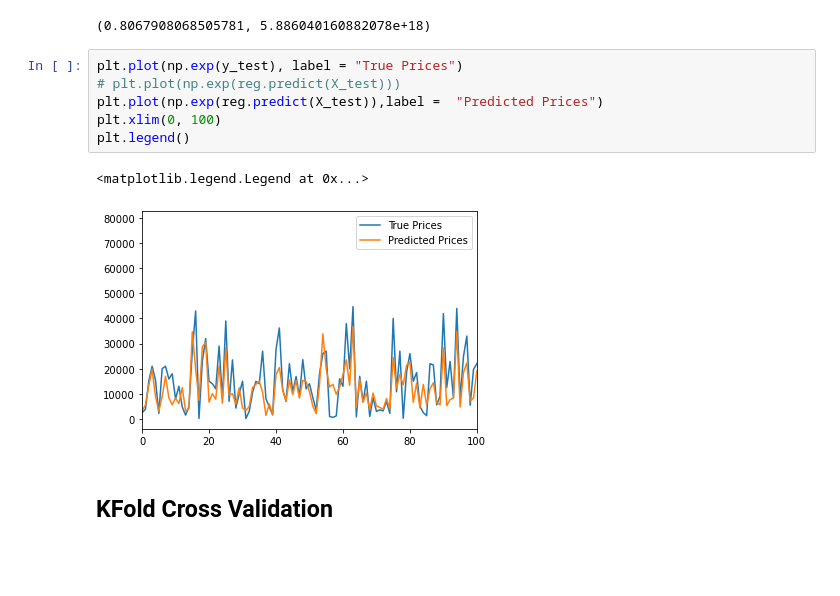
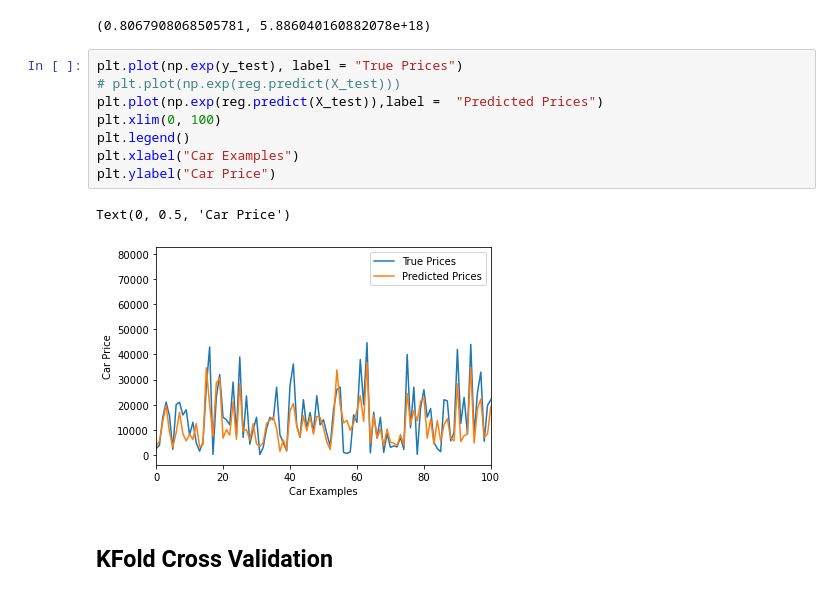
Before and after one commit to ixiaopan/GroupWork, a Jupyter notebook: DataMining/LinearRegression.ipynb, the cells around one changed output. Drawn from its saved outputs; the diff is of its cells as text; blank space fills up the shorter version.

```diff
--- a/DataMining/LinearRegression.ipynb
+++ b/DataMining/LinearRegression.ipynb
@@ -133,12 +133,14 @@ mean_squared_error(reg.predict(X_train), y_train), mean_squared_error(reg.predic
 # %%
 plt.plot(np.exp(y_test), label = "True Prices")
 # plt.plot(np.exp(reg.predict(X_test)))
 plt.plot(np.exp(reg.predict(X_test)),label =  "Predicted Prices")
 plt.xlim(0, 100)
 plt.legend()
+plt.xlabel("Car Examples")
+plt.ylabel("Car Price")
 # %% [output]
-<matplotlib.legend.Legend at 0x...>
+Text(0, 0.5, 'Car Price')
-[figure, old version]
+[figure, new version]
 # %% [markdown]
 ## KFold Cross Validation
 # %%
```
Also changed, not shown: parts of 1 cell of this notebook.
